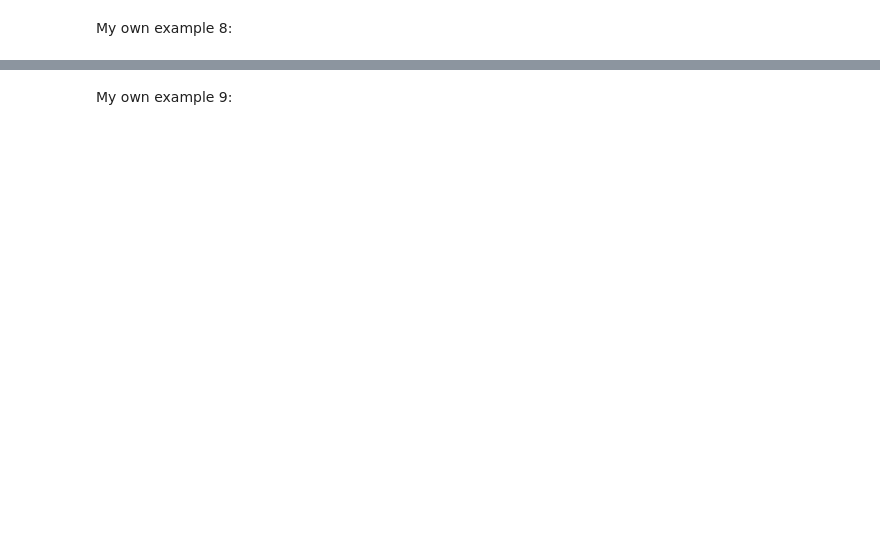
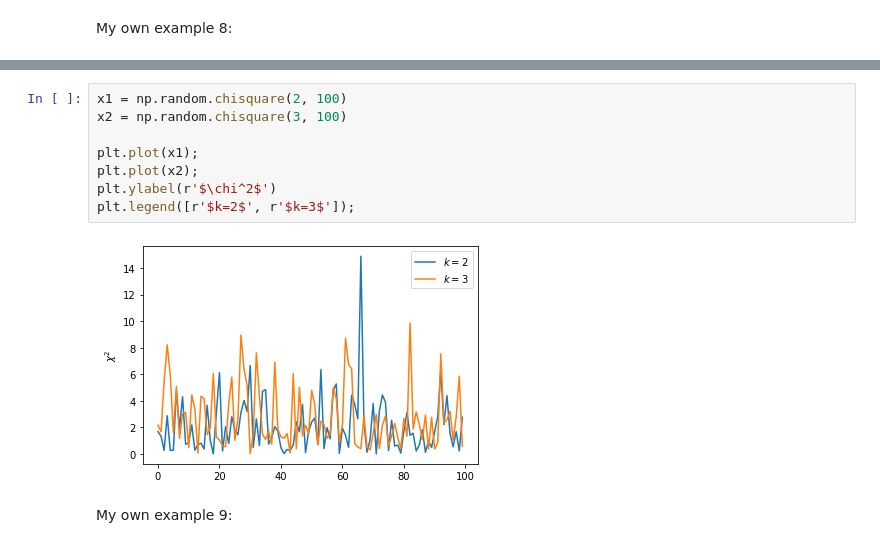
Before and after one commit to JuanLara18/AlgorithmsUN2023I, a Jupyter notebook: Lab 1/jlara_Lab1.ipynb, the cells around one changed output, grey strips where cells are left out. Saved outputs shown, nothing was run; the diff lists cells and outputs as text; blank space fills up the shorter version.

```diff
--- a/Lab 1/jlara_Lab1.ipynb
+++ b/Lab 1/jlara_Lab1.ipynb
@@ -46,2 +47,12 @@ a
+# %%
+x1 = np.random.chisquare(2, 100)
+x2 = np.random.chisquare(3, 100)
+
+plt.plot(x1);
+plt.plot(x2);
+plt.ylabel(r'$\chi^2$')
+plt.legend([r'$k=2$', r'$k=3$']);
+# %% [output]
+[figure, added]
 # %% [markdown]
 My own example 9:
```
Also changed, not shown: parts of 5 cells of this notebook.
